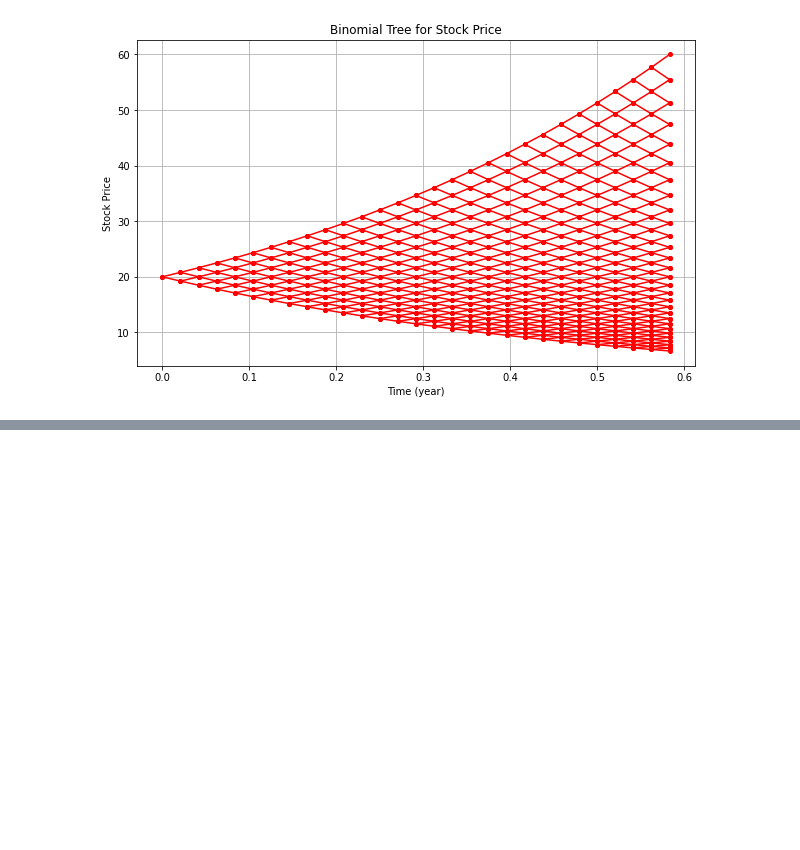
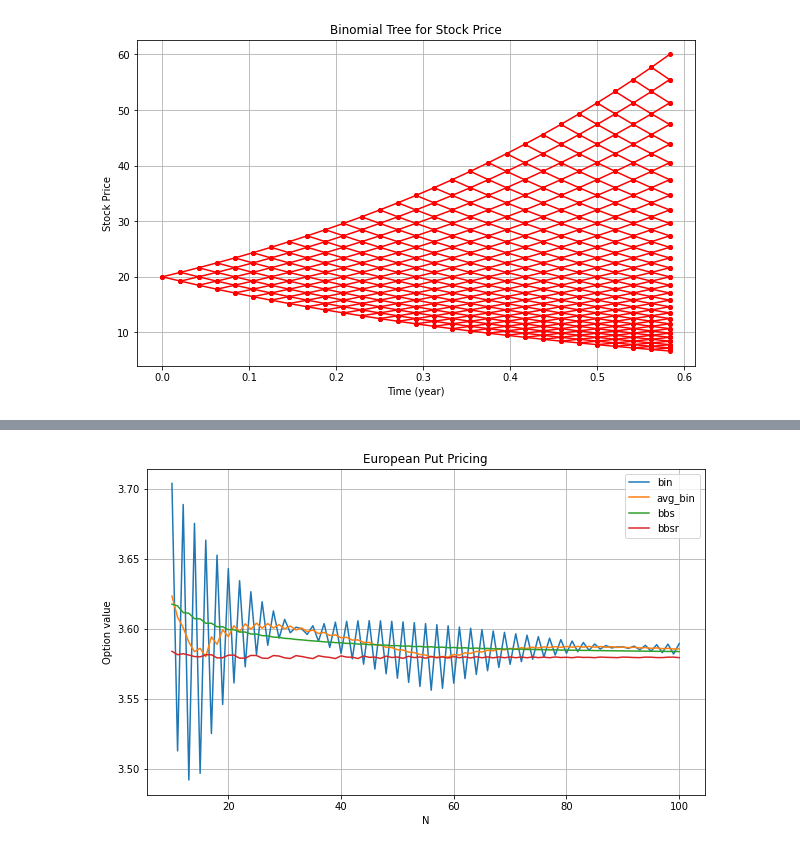
Before and after one commit to bradleyboyuyang/MTH9821-9831, a Jupyter notebook: MTH9821/hw3.ipynb, the cells around one changed output, grey strips where cells are left out. Drawn from its saved outputs; the diff is of its cells as text; code cells hidden in the pictures; blank space fills up the shorter version.

```diff
--- a/MTH9821/hw3.ipynb
+++ b/MTH9821/hw3.ipynb
@@ -43,0 +133,24 @@ plt.show()
+# %%
+# parameters
+S = 54
+K = 50
+T = 1
+r = 0.0375
+q = 0.01
+sigma = 0.29
+
+df_eu = pd.DataFrame(index=list(range(10,101)), columns=['bin', 'avg_bin', 'bbs', 'bbsr'])
+for N in range(10, 101):
+    bin = european_put_binomial(S, K, T, r, q, sigma, N)
+    avg_bin = (european_put_binomial(S, K, T, r, q, sigma, N) + european_put_binomial(S, K, T, r, q, sigma, N-1)) / 2
+    bbs = european_put_BBS(S, K, T, r, q, sigma, N)
+    bbsr = 2 * european_put_BBS(S, K, T, r, q, sigma, N) - european_put_BBS(S, K, T, r, q, sigma, N//2)
+    df_eu.loc[N] = [round(bin, 6), round(avg_bin, 6), round(bbs, 6), round(bbsr, 6)]
+
+df_am = pd.DataFrame(index=list(range(10,101)), columns=['bin', 'avg_bin', 'bbs', 'bbsr'])
+for N in range(10, 101):
+    bin = american_put_binomial(S, K, T, r, q, sigma, N)
+    avg_bin = (american_put_binomial(S, K, T, r, q, sigma, N) + american_put_binomial(S, K, T, r, q, sigma, N-1)) / 2
+    bbs = american_put_BBS(S, K, T, r, q, sigma, N)
+    bbsr = 2 * american_put_BBS(S, K, T, r, q, sigma, N) - american_put_BBS(S, K, T, r, q, sigma, N//2)
+    df_am.loc[N] = [round(bin, 6), round(avg_bin, 6), round(bbs, 6), round(bbsr, 6)]
@@ -43,0 +192,18 @@ plt.show()
+# %%
+fig, ax = plt.subplots(figsize=(10, 6))
+ax.plot(df_eu.index, df_eu['bin'], label='bin')
+ax.plot(df_eu.index, df_eu['avg_bin'], label='avg_bin')
+ax.plot(df_eu.index, df_eu['bbs'], label='bbs')
+ax.plot(df_eu.index, df_eu['bbsr'], label='bbsr')
+
+# Add labels and a legend
+ax.set_xlabel('N')
+ax.set_ylabel('Option value')
+ax.set_title('European Put Pricing')
+ax.legend()
+
+# Display the plot
+plt.grid(True)
+plt.show()
+# %% [output]
+[figure, added]
```
Also changed, not shown: parts of 8 cells of this notebook, 5 other files.
